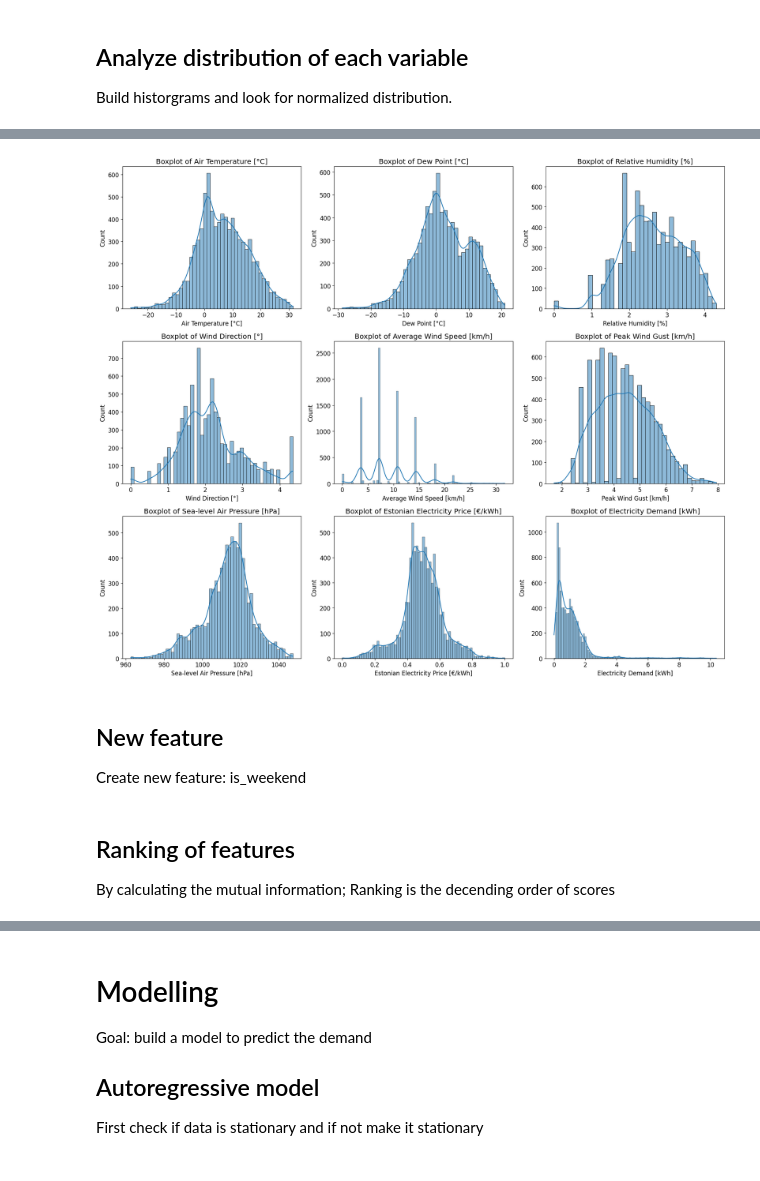
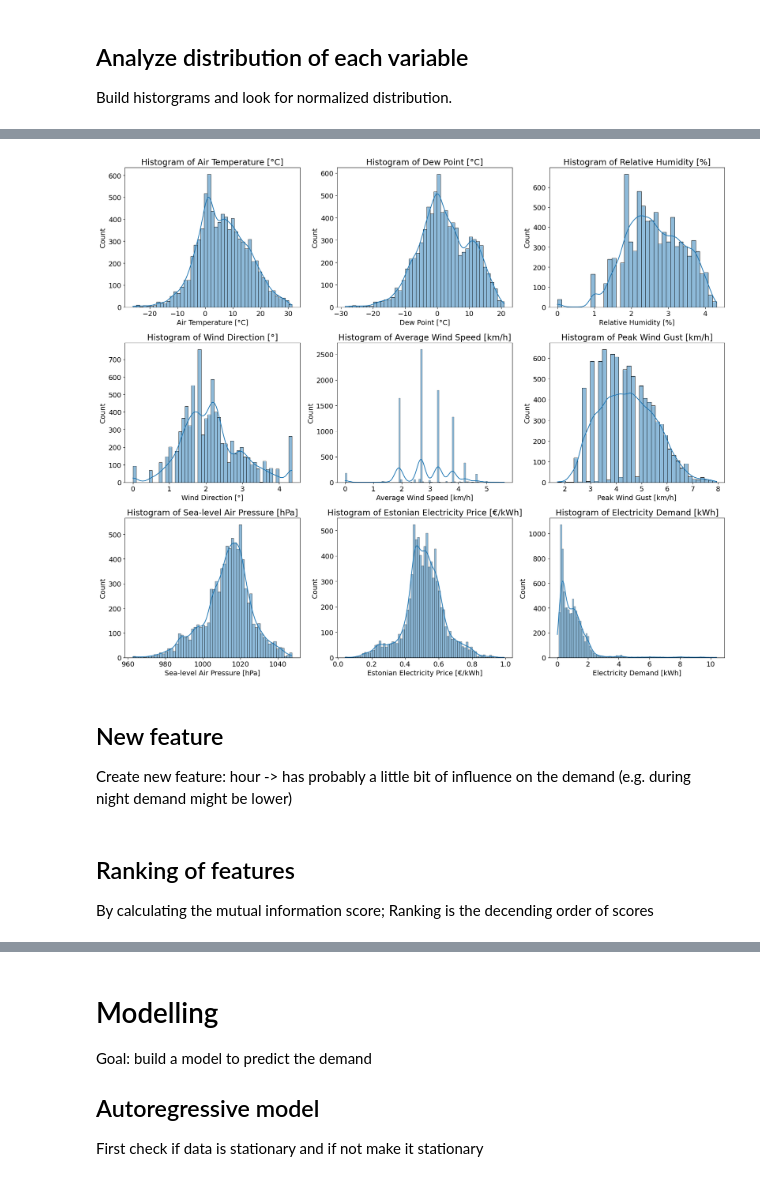
Before and after one commit to niloos/its8080-project-2, a Jupyter notebook: project-2.ipynb, the cells around one changed output, grey strips where cells are left out. Saved outputs shown, nothing was run; the diff lists cells and outputs as text; code cells hidden in the pictures.

```diff
--- a/project-2.ipynb
+++ b/project-2.ipynb
@@ -288,19 +340,21 @@ plt.savefig("diagrams/boxplots_data.pdf")
 # %%
+# make some example transformations
+
 df_standard = df_train.copy()
 
-# humidity is left-skewd
-df_standard['rhum'] = np.pow(df_standard['rhum'].max() - df_standard['rhum'], 1/3)
+# left-skewd
+df_standard['rhum'] = np.power(df_standard['rhum'].max() - df_standard['rhum'], 1/3)
 
-# peal wind gust is right-skewd
-df_standard['wpgt'] = np.pow(df_standard['wpgt'], 1/2)
+# right-skewd
+df_standard['wpgt'] = np.power(df_standard['wpgt'], 1/2)
+df_standard['wspd'] = np.power(df_standard['wspd'], 1/2)
+df_standard['price'] = np.power(df_standard['price'], 1/3)
 
-# price is right skewd
-df_standard['price'] = np.pow(df_standard['price'], 1/3)
+# wind direction is more complicated
+df_standard['wdir'] = np.power(df_standard['wdir'], 1/2)
+df_standard['wdir'] = np.power(df_standard['wdir'].max() - df_standard['wdir'], 1/2)
 
-# wind direction
-df_standard['wdir'] = np.pow(df_standard['wdir'], 1/2)
-df_standard['wdir'] = np.pow(df_standard['wdir'].max() - df_standard['wdir'], 1/2)
-
-df_standard['price'] = minmax_scale(df_standard['price'])
-
-# normalization
+# normalization -> done if needed later
+#from sklearn.preprocessing import MinMaxScaler
+#scaler = MinMaxScaler()
+#df_standard = train_multi_sc = pd.DataFrame(scaler.fit_transform(df_standard), columns=df_standard.columns, index=df_standard.index)
@@ -309,34 +361,28 @@ AttributeError: module 'numpy' has no attribute 'pow'
 # %%
-# Set the number of columns you want for your subplots
+# plot boxplot of each feature
 ncols = 3
-nrows = math.ceil(len(df_standard.columns) / ncols)  # Calculate number of rows needed
+nrows = math.ceil(len(df_standard.columns) / ncols)  # calculate num rows dynamically
 
-# Create subplots with multiple columns
 fig, axes = plt.subplots(nrows=nrows, ncols=ncols, figsize=(18, 5 * nrows))
 
-# Flatten the axes array for easier indexing
 axes = axes.flatten()
 
-# Loop through each column and create a seaborn boxplot in each subplot
+# plot each subgraph
 for i, col in enumerate(df_standard.columns):
     sns.histplot(data=df_standard, x=col, ax=axes[i], kde=True)
-    axes[i].set_title(f'Boxplot of {labels[col]}')
+    axes[i].set_title(f'Histogram of {labels[col]}')
     axes[i].set_xlabel(labels[col])
 
-# Remove any empty subplots
 for j in range(i+1, len(axes)):
     fig.delaxes(axes[j])
 
-# Adjust layout to prevent overlap
 plt.tight_layout()
-
-# Display the plots
-plt.savefig("diagrams/boxplots_data.pdf")
+plt.savefig("diagrams/hist_after.pdf")
 # %% [output]
-[figure, old version]
+[figure, new version]
-# %% [markdown]
-## New feature
-
-Create new feature: is_weekend
+# %% [markdown]
+## New feature
+
+Create new feature: hour -> has probably a little bit of influence on the demand (e.g. during night demand might be lower)
 # %%
 # here we are creating a new feature
@@ -343,5 +392,5 @@ Create new feature: is_weekend
 # %% [markdown]
 ## Ranking of features
 
-By calculating the mutual information; Ranking is the decending order of scores
+By calculating the mutual information score; Ranking is the decending order of scores
 # %%
```
Also changed, not shown: parts of 39 cells of this notebook, 12 other files.
